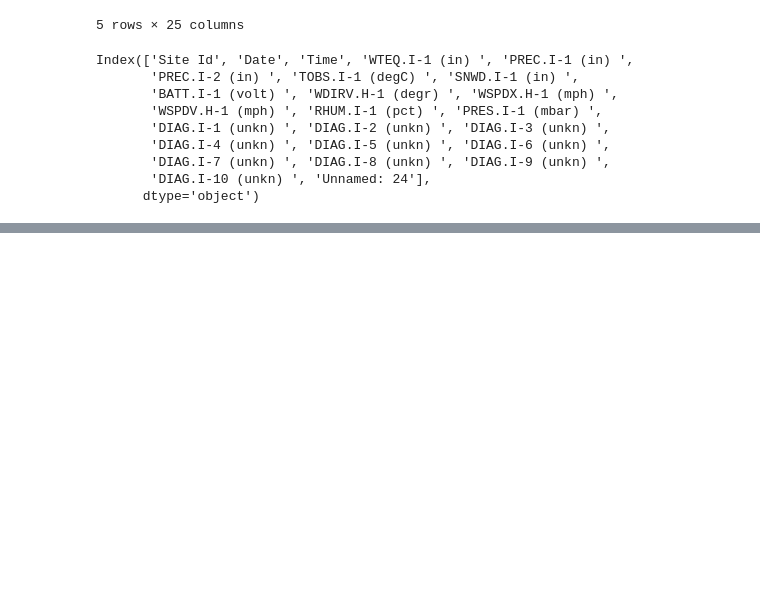
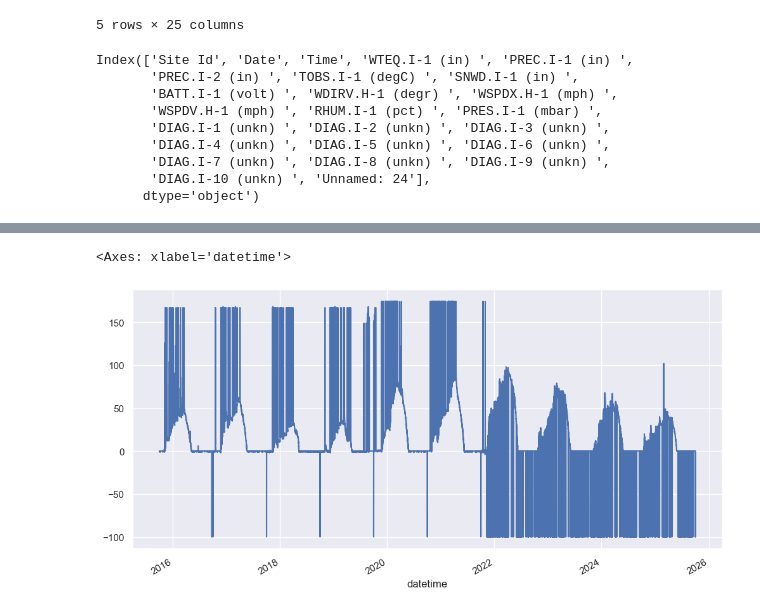
Before and after one commit to cassielumbrazo/snowdepth_teleconnections, a Jupyter notebook: 2_snotel_data.ipynb, the cells around one changed output, grey strips where cells are left out. Drawn from its saved outputs; the diff is of its cells as text; code cells hidden in the pictures; blank space fills up the shorter version.

```diff
--- a/2_snotel_data.ipynb
+++ b/2_snotel_data.ipynb
@@ -153,0 +229,24 @@ df1270['SNWD.I-1 (in) '].plot()
+# %%
+# List of columns to keep and their new names
+column_mapping = {
+    'Site Id': 'site_id',
+    'WTEQ.I-1 (in) ': 'swe',
+    'PREC.I-1 (in) ': 'precip1',
+    'PREC.I-2 (in) ': 'precip2',  # optional, maybe a secondary gauge
+    'TOBS.I-1 (degC) ': 'temp',
+    'SNWD.I-1 (in) ': 'hs',
+    'BATT.I-1 (volt) ': 'bat',
+    'WDIRV.H-1 (degr) ': 'wdir',
+    'WSPDX.H-1 (mph) ': 'ws_x',
+    'WSPDV.H-1 (mph) ': 'ws_v',
+    'RHUM.I-1 (pct) ': 'rh',
+    'PRES.I-1 (mbar) ': 'pres'
+}
+
+# Keep only the columns in the mapping
+df_site1270= df_site1270_all[list(column_mapping.keys())].copy()
+
+# Rename columns
+df_site1270.rename(columns=column_mapping, inplace=True)
+
+df_site1270.head()
@@ -153,0 +261,5 @@ df1270['SNWD.I-1 (in) '].plot()
+# %%
+df_site1270['hs'].plot()
+# %% [output]
+<Axes: xlabel='datetime'>
+[figure, added]
```
Also changed, not shown: parts of 13 cells of this notebook, 1 other file.
